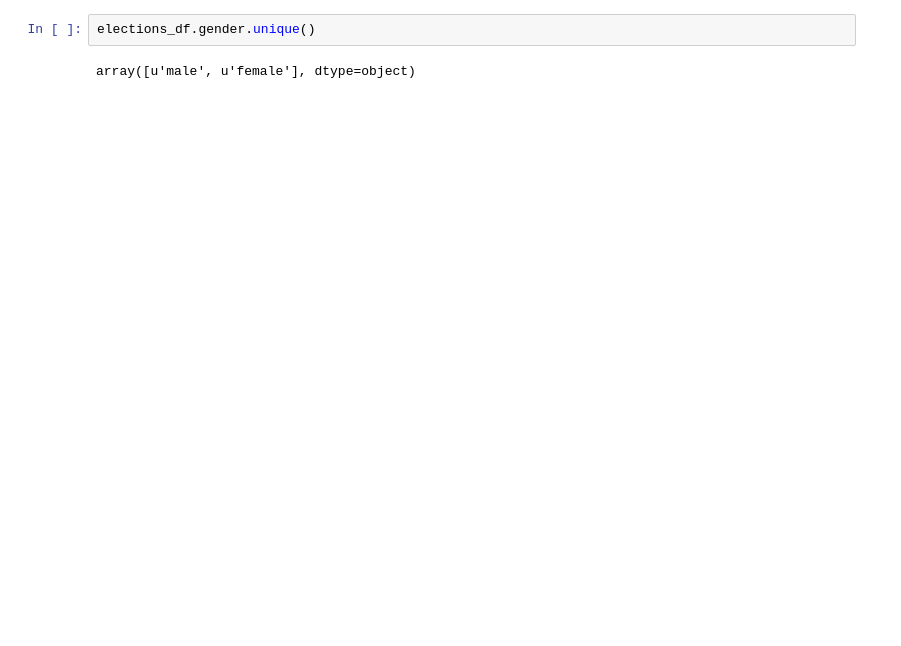
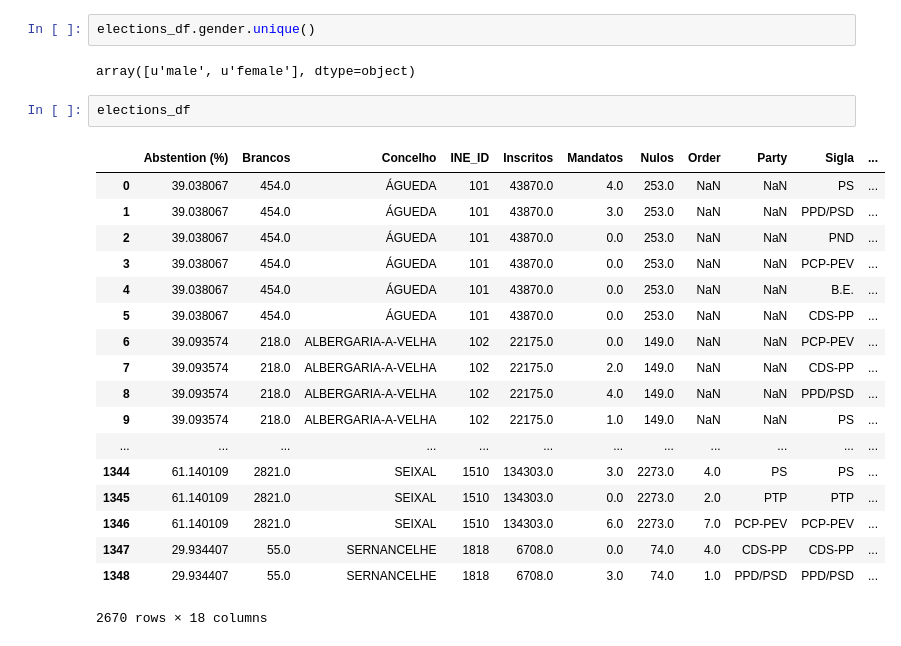
Before and after one commit to LLCampos/portugal-local-elections, a Jupyter notebook: merging_data.ipynb, the cells around one changed output. Drawn from its saved outputs; the diff is of its cells as text; blank space fills up the shorter version.

```diff
--- a/merging_data.ipynb
+++ b/merging_data.ipynb
@@ -102,3 +175,24 @@ elections_df.ix[elections_df.gender == u'unknown']
 elections_df.gender.unique()
 # %% [output]
 array([u'male', u'female'], dtype=object)
+# %%
+elections_df
+# %% [output]
+|  | Abstention (%) | Brancos | Concelho | INE_ID | Inscritos | Mandatos | Nulos | Order | Party | Sigla | ... |
+| 0 | 39.038067 | 454.0 | ÁGUEDA | 101 | 43870.0 | 4.0 | 253.0 | NaN | NaN | PS | ... |
+| 1 | 39.038067 | 454.0 | ÁGUEDA | 101 | 43870.0 | 3.0 | 253.0 | NaN | NaN | PPD/PSD | ... |
+| 2 | 39.038067 | 454.0 | ÁGUEDA | 101 | 43870.0 | 0.0 | 253.0 | NaN | NaN | PND | ... |
+| 3 | 39.038067 | 454.0 | ÁGUEDA | 101 | 43870.0 | 0.0 | 253.0 | NaN | NaN | PCP-PEV | ... |
+| 4 | 39.038067 | 454.0 | ÁGUEDA | 101 | 43870.0 | 0.0 | 253.0 | NaN | NaN | B.E. | ... |
+| 5 | 39.038067 | 454.0 | ÁGUEDA | 101 | 43870.0 | 0.0 | 253.0 | NaN | NaN | CDS-PP | ... |
+| 6 | 39.093574 | 218.0 | ALBERGARIA-A-VELHA | 102 | 22175.0 | 0.0 | 149.0 | NaN | NaN | PCP-PEV | ... |
+| 7 | 39.093574 | 218.0 | ALBERGARIA-A-VELHA | 102 | 22175.0 | 2.0 | 149.0 | NaN | NaN | CDS-PP | ... |
+| 8 | 39.093574 | 218.0 | ALBERGARIA-A-VELHA | 102 | 22175.0 | 4.0 | 149.0 | NaN | NaN | PPD/PSD | ... |
+| 9 | 39.093574 | 218.0 | ALBERGARIA-A-VELHA | 102 | 22175.0 | 1.0 | 149.0 | NaN | NaN | PS | ... |
+| ... | ... | ... | ... | ... | ... | ... | ... | ... | ... | ... | ... |
+| 1344 | 61.140109 | 2821.0 | SEIXAL | 1510 | 134303.0 | 3.0 | 2273.0 | 4.0 | PS | PS | ... |
+| 1345 | 61.140109 | 2821.0 | SEIXAL | 1510 | 134303.0 | 0.0 | 2273.0 | 2.0 | PTP | PTP | ... |
+| 1346 | 61.140109 | 2821.0 | SEIXAL | 1510 | 134303.0 | 6.0 | 2273.0 | 7.0 | PCP-PEV | PCP-PEV | ... |
+| 1347 | 29.934407 | 55.0 | SERNANCELHE | 1818 | 6708.0 | 0.0 | 74.0 | 4.0 | CDS-PP | CDS-PP | ... |
+| 1348 | 29.934407 | 55.0 | SERNANCELHE | 1818 | 6708.0 | 3.0 | 74.0 | 1.0 | PPD/PSD | PPD/PSD | ... |
+2670 rows × 18 columns
```
Also changed, not shown: parts of 14 cells of this notebook, 7 other files.
